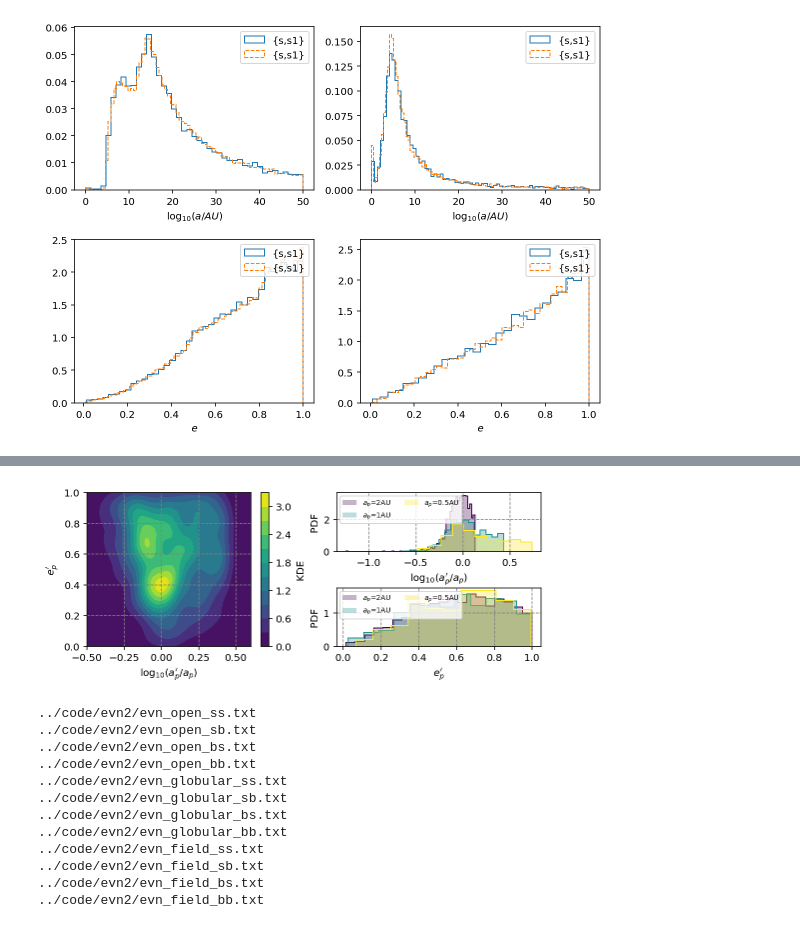
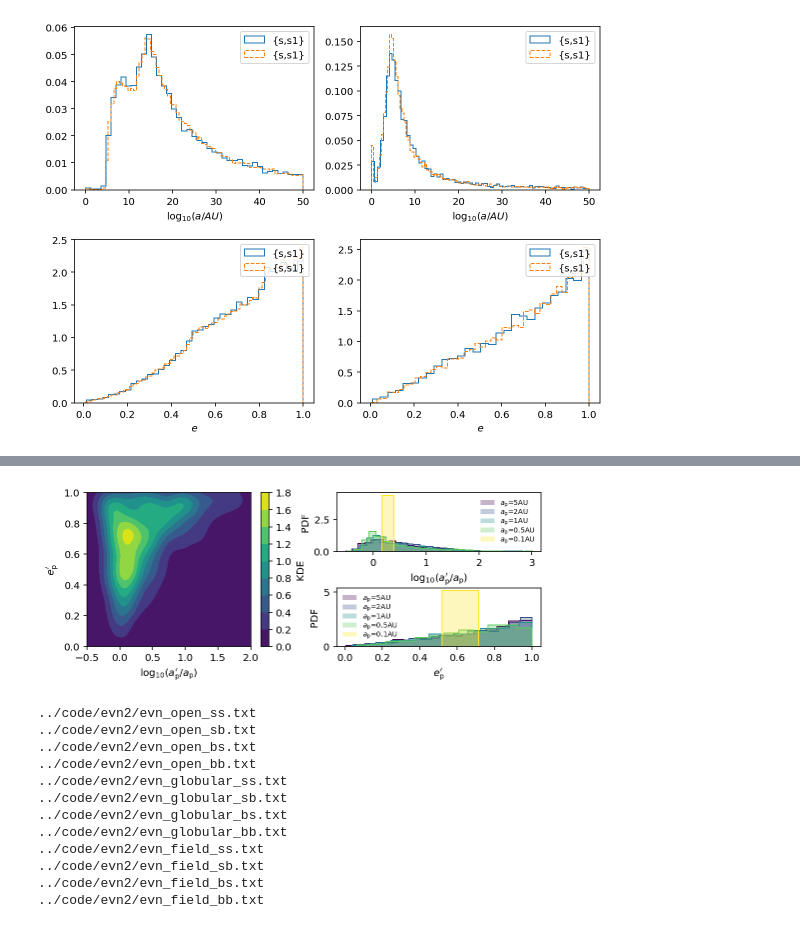
Before and after one commit to YihanWangAstro/planet-app, a Jupyter notebook: process/planet-app.ipynb, the cells around one changed output, grey strips where cells are left out. Drawn from its saved outputs; the diff is of its cells as text; code cells hidden in the pictures.

```diff
--- a/process/planet-app.ipynb
+++ b/process/planet-app.ipynb
@@ -481,13 +481,13 @@ v=np.array([0.1, 3.42222222,  6.74444444,  10.06666667, 13.38888889, 16.71111111
 v_name =['0.1', '3.4', '6.7', '10.1', '13.4', '16.7', '20.0', '23.4', '26.7', '30.0']
 a_j = ['0.1', '0.5', '1.0', '1.5', '2.0', '2.5', '3.0', '3.5', '4.0', '4.5', '5.0']
 # %%
-#prefix = '../code/solar-normal/bb/solar-normal-bb_bb_'
-prefix = '../code/solar-normal/bb/solar-normal-bb_bb_'
+prefix = '../code/solar-normal/sb/solar-normal-sb_sb_'
+#prefix = '../code/ss/solar-normal-ss_ss_'
 
-vel = '0.1'
-idx = bb_idx
-names = bb_names
-pairs = bb_pairs
+vel = '30.0'
+idx = sb_idx
+names = sb_names
+pairs = sb_pairs
 
 df01 = pd.DataFrame(post_process(prefix+ vel+ '_0.1.txt', idx, names, pairs))
 
@@ -497,7 +497,7 @@ df1 = pd.DataFrame(post_process(prefix+ vel+ '_1.0.txt', idx, names, pairs))
 
 df2 = pd.DataFrame(post_process(prefix+ vel+'_2.0.txt', idx, names, pairs))
 
-#df5 = pd.DataFrame(post_process(prefix+ vel+'_5.0.txt', idx, names, pairs))
+df5 = pd.DataFrame(post_process(prefix+ vel+'_5.0.txt', idx, names, pairs))
 # %%
 prefix11 = '../code/ss/solar-normal-ss_ss_'
 prefix21 = '../code/solar-normal/sb/solar-normal-sb_sb_'
@@ -1054,16 +1053,14 @@ def retrograde(ip,ii):
     return (-0.5*np.pi >= di)|(di >= 0.5*np.pi)
 
 def show_obt_prop(name, dfs,a0s, df, a0, a_s=10):
+    cap = df['planet outcome'] == 'stay_{s1,j}'
+    a_c = df['a_{s1,j}']
+    e_c = df['e_{s1,j}']
 
-
-    #cap = df['planet outcome'] == 'stay_{s1,j}'
-    #a_c = df['a_{s1,j}']
-    #e_c = df['e_{s1,j}']
-
-    cap = df['planet outcome'] == 'stay_{sb,j}'#'stay_{s1,j}'
-    a_c = df['a_{sb,j}']
-    e_c = df['e_{sb,j}']
-    cap = cap & (a_c[cap] < a_s/3.7)
+    #cap = df['planet outcome'] == 'stay_{sb,j}'#'stay_{s1,j}'
+    #a_c = df['a_{sb,j}']
+    #e_c = df['e_{sb,j}']
+    #cap = cap & (a_c[cap] < a_s/3.7)
 
     fig=plt.figure(figsize=(7.2, 3))
 
@@ -1074,69 +1071,56 @@ def show_obt_prop(name, dfs,a0s, df, a0, a_s=10):
 
     ap = 10**np.linspace(np.log10(ap_min), np.log10(ap_max),1000)
 
-    #ax.plot(np.log10(ap),np.abs(1-1/ap),ls='--',label='$dr=1$ AU')
-    #ax.plot(np.log10(ap),np.abs(1-0.19/ap),ls='--',label='dr=0.190 AU')
-    #ax.plot(np.log10(ap),np.abs(1-0.485/ap),ls='--',label='dr=0.485 AU')
     ax.set_ylim([0,1])
 
-    ax.set(xlabel='$\log_{10}(a_p^\prime/a_p)$', ylabel='$e_p^\prime$')
-    ax.grid(True)
-
-    #ax.scatter(np.log10(0.338),0.4356,marker='x',color='r',label='GJ 3512b')
-
-    #ax.legend()
+    ax.set(xlabel='$\log_{10}(a_{\\rm p}^\prime/a_{\\rm p})$', ylabel='$e_{\\rm p}^\prime$')
 
     axa = fig.add_subplot(2,2,2)
     axe = fig.add_subplot(2,2,4)
     colors = cm.viridis(np.linspace(0,1,len(dfs)))
 
     for df, a0, color in zip(dfs,a0s,colors):
+        cap = df['planet outcome'] == 'stay_{s1,j}'
+        a_c = df['a_{s1,j}']
+        e_c = df['e_{s1,j}']
+        cap = cap & (a_c[cap] < 1000)
 
-
-        #cap = df['planet outcome'] == 'stay_{s1,j}'
-        #a_c = df['a_{s1,j}']
-        #e_c = df['e_{s1,j}']
-        #cap = cap & (a_c[cap] < 1000)
-
-        cap = df['planet outcome'] == 'stay_{sb,j}'#'stay_{s1,j}'
-        a_c = df['a_{sb,j}']
-        e_c = df['e_{sb,j}']
-        cap = cap & (a_c[cap] < a_s/3.7)
-
-        #pro = prograde(df['planet-orbit-i'], df['incident-orbit-i'])
-        #retro = retrograde(df['planet-orbit-i'], df['incident-orbit-i'])
+        #cap = df['planet outcome'] == 'stay_{sb,j}'#'stay_{s1,j}'
+        #a_c = df['a_{sb,j}']
+        #e_c = df['e_{sb,j}']
+        #cap = cap & (a_c[cap] < a_s/3.7)
 
         vv,bb,cc=axa.hist(np.log10(a_c[cap]/a0),bins='auto',histtype='step',density=True,color=color,ls='-')
         #bc=0.5*(bb[0:-1]+bb[1::])
         #print(bc[vv==max(vv)])
-        axa.hist(np.log10(a_c[cap]/a0),bins='auto',histtype='stepfilled',density=True,color=color,alpha=0.3,label='$a_p$='+str(a0)+'AU')
+        axa.hist(np.log10(a_c[cap]/a0),bins='auto',histtype='stepfilled',density=True,color=color,alpha=0.3,label='$a_{\\rm p}$='+str(a0)+'AU')
 
-        axe.hist((e_c[cap]),bins='auto',histtype='step',density=True,color=color)
-        axe.hist((e_c[cap]),bins='auto',histtype='stepfilled',density=True,alpha=0.3,color=color,label='$a_p$='+str(a0)+'AU')
+        axe.hist((e_c[cap]), bins='auto',histtype='step',density=True,color=color)
+        axe.hist((e_c[cap]), bins='auto',histtype='stepfilled',density=True,alpha=0.3,color=color,label='$a_{\\rm p}$='+str(a0)+'AU')
 
    # axe.axvline(0.4356,ls='--',color='r',label='GJ 3512b')
 
-    axe.set_xlabel('$e_p^\prime$')
+    axe.set_xlabel('$e_{\\rm p}^\prime$')
     axe.set_ylabel('PDF')
-    axe.grid(True)
+    #axe.grid(True)
 
     #axa.axvline(np.log10(0.3380),ls='--',color='r',label='GJ 3512b')
 
-    axa.set_xlabel('$\log_{10}(a_p^\prime/a_p)$')
+    axa.set_xlabel('$\log_{10}(a_{\\rm p}^\prime/a_{\\rm p})$')
 
     axa.set_ylabel('PDF')
-    axa.grid(True)
+    #axa.grid(True)
 
-    axe.legend(loc=2,fontsize=7,ncol=2)
-    axa.legend(loc=2,fontsize=7,ncol=2)
+    axe.legend(loc=2,fontsize=7,ncol=1,frameon=False, labelspacing=0,columnspacing =1)
+    axa.legend(loc=1,fontsize=7,ncol=1,frameon=False, labelspacing=0,columnspacing =1)
 
     plt.tight_layout(h_pad=0,w_pad=0)
 
     savefig(plt,name)
 
-show_obt_prop('trans-bs-post-properties30',[df2, df1, df05],[ 2,1,0.5], df1, 1)
+show_obt_prop('trans-sb-post-properties30',[df5, df2, df1, df05, df01],[5, 2,1, 0.5, 0.1], df1, 1)
 # %% [output]
-[figure, old version]
+[figure, new version]
 # %%
 def show_b(dfs,a_s, v=10.1*KMS):
     for df, a0 in zip(dfs, a_s):
```
Also changed, not shown: parts of 7 cells of this notebook, 2 other files.
